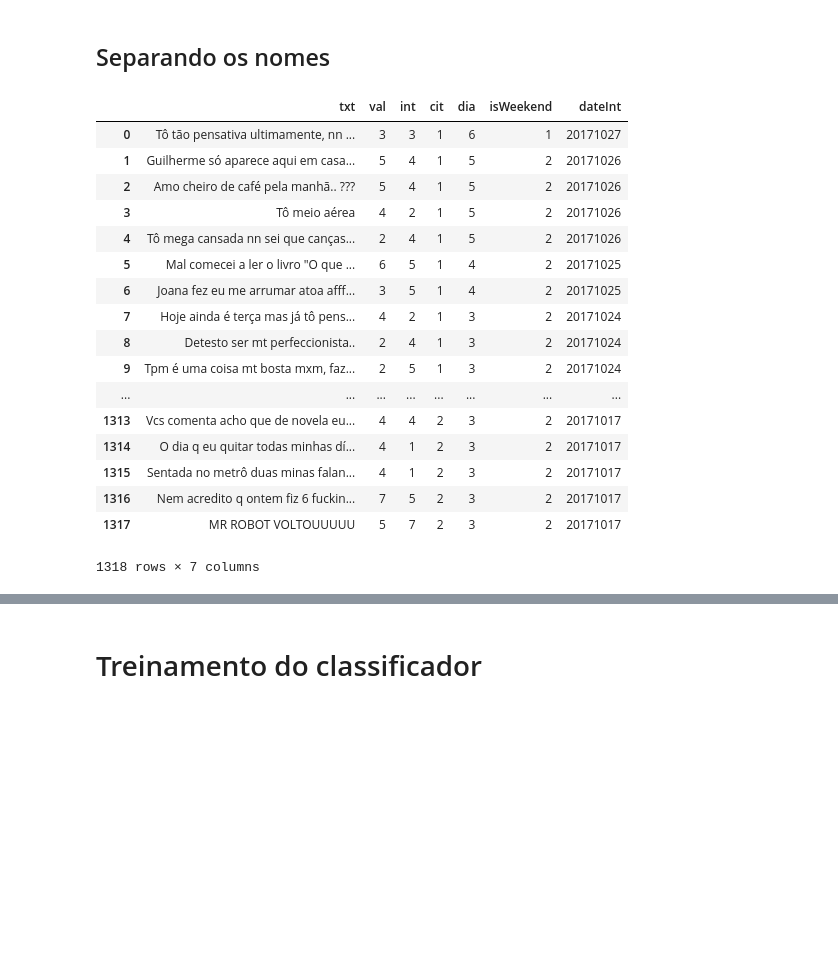
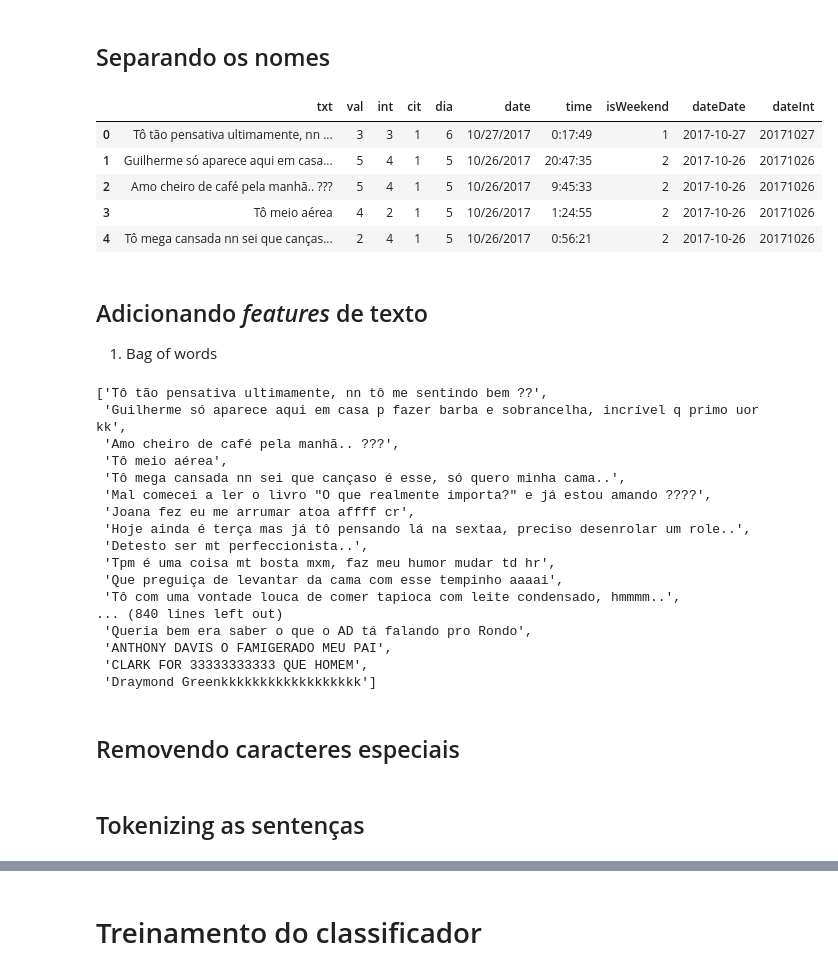
Before and after one commit to tpcyprianos/sentiment-analysis-tweets, a Jupyter notebook: pre_processing.ipynb, the cells around one changed output, grey strips where cells are left out. Drawn from its saved outputs; the diff is of its cells as text; code cells hidden in the pictures; blank space fills up the shorter version.

Commit message:
update extracting text features

```diff
--- a/pre_processing.ipynb
+++ b/pre_processing.ipynb
@@ -133,23 +113,41 @@ del datasetInFrame["date"]
 del datasetInFrame["time"]
 del datasetInFrame["dateDate"]
 # %%
-datasetInFrame
+datasetInFrame.head()
 # %% [output]
-|  | txt | val | int | cit | dia | isWeekend | dateInt |
-| 0 | Tô tão pensativa ultimamente, nn ... | 3 | 3 | 1 | 6 | 1 | 20171027 |
-| 1 | Guilherme só aparece aqui em casa... | 5 | 4 | 1 | 5 | 2 | 20171026 |
-| 2 | Amo cheiro de café pela manhã.. ??? | 5 | 4 | 1 | 5 | 2 | 20171026 |
-| 3 | Tô meio aérea | 4 | 2 | 1 | 5 | 2 | 20171026 |
-| 4 | Tô mega cansada nn sei que canças... | 2 | 4 | 1 | 5 | 2 | 20171026 |
-| 5 | Mal comecei a ler o livro "O que ... | 6 | 5 | 1 | 4 | 2 | 20171025 |
-| 6 | Joana fez eu me arrumar atoa afff... | 3 | 5 | 1 | 4 | 2 | 20171025 |
-| 7 | Hoje ainda é terça mas já tô pens... | 4 | 2 | 1 | 3 | 2 | 20171024 |
-| 8 | Detesto ser mt perfeccionista.. | 2 | 4 | 1 | 3 | 2 | 20171024 |
-| 9 | Tpm é uma coisa mt bosta mxm, faz... | 2 | 5 | 1 | 3 | 2 | 20171024 |
-| ... | ... | ... | ... | ... | ... | ... | ... |
-| 1313 | Vcs comenta acho que de novela eu... | 4 | 4 | 2 | 3 | 2 | 20171017 |
-| 1314 | O dia q eu quitar todas minhas dí... | 4 | 1 | 2 | 3 | 2 | 20171017 |
-| 1315 | Sentada no metrô duas minas falan... | 4 | 1 | 2 | 3 | 2 | 20171017 |
-| 1316 | Nem acredito q ontem fiz 6 fuckin... | 7 | 5 | 2 | 3 | 2 | 20171017 |
-| 1317 | MR ROBOT VOLTOUUUUU | 5 | 7 | 2 | 3 | 2 | 20171017 |
+|  | txt | val | int | cit | dia | date | time | isWeekend | dateDate | dateInt |
+| 0 | Tô tão pensativa ultimamente, nn ... | 3 | 3 | 1 | 6 | 10/27/2017 | 0:17:49 | 1 | 2017-10-27 | 20171027 |
+| 1 | Guilherme só aparece aqui em casa... | 5 | 4 | 1 | 5 | 10/26/2017 | 20:47:35 | 2 | 2017-10-26 | 20171026 |
+| 2 | Amo cheiro de café pela manhã.. ??? | 5 | 4 | 1 | 5 | 10/26/2017 | 9:45:33 | 2 | 2017-10-26 | 20171026 |
+| 3 | Tô meio aérea | 4 | 2 | 1 | 5 | 10/26/2017 | 1:24:55 | 2 | 2017-10-26 | 20171026 |
+| 4 | Tô mega cansada nn sei que canças... | 2 | 4 | 1 | 5 | 10/26/2017 | 0:56:21 | 2 | 2017-10-26 | 20171026 |
-1318 rows × 7 columns
+# %% [markdown]
+## Adicionando *features* de texto
+1. Bag of words
+# %%
+from sklearn.feature_extraction.text import CountVectorizer
+count_vect = CountVectorizer(token_pattern=r"(?u)\b[a-zA-Z]\w+\b",stop_words='portuguese',lowercase=True)
+data = []
+for i,row in totalTrain.iterrows():
+    data.append(row['txt'].strip())
+data
+# %% [output]
+['Tô tão pensativa ultimamente, nn tô me sentindo bem ??',
+ 'Guilherme só aparece aqui em casa p fazer barba e sobrancelha, incrível q primo uor kk',
+ 'Amo cheiro de café pela manhã.. ???',
+ 'Tô meio aérea',
+ 'Tô mega cansada nn sei que cançaso é esse, só quero minha cama..',
+ 'Mal comecei a ler o livro "O que realmente importa?" e já estou amando ????',
+ 'Joana fez eu me arrumar atoa affff cr',
+ 'Hoje ainda é terça mas já tô pensando lá na sextaa, preciso desenrolar um role..',
+ 'Detesto ser mt perfeccionista..',
+ 'Tpm é uma coisa mt bosta mxm, faz meu humor mudar td hr',
+ 'Que preguiça de levantar da cama com esse tempinho aaaai',
+ 'Tô com uma vontade louca de comer tapioca com leite condensado, hmmmm..',
+... (840 lines left out)
+ 'Queria bem era saber o que o AD tá falando pro Rondo',
+ 'ANTHONY DAVIS O FAMIGERADO MEU PAI',
+ 'CLARK FOR 33333333333 QUE HOMEM',
+ 'Draymond Greenkkkkkkkkkkkkkkkkkk']
+# %% [markdown]
+## Removendo caracteres especiais
@@ -155,0 +156,2 @@ datasetInFrame
+# %% [markdown]
+## Tokenizing as sentenças
```
Also changed, not shown: parts of 15 cells of this notebook.
